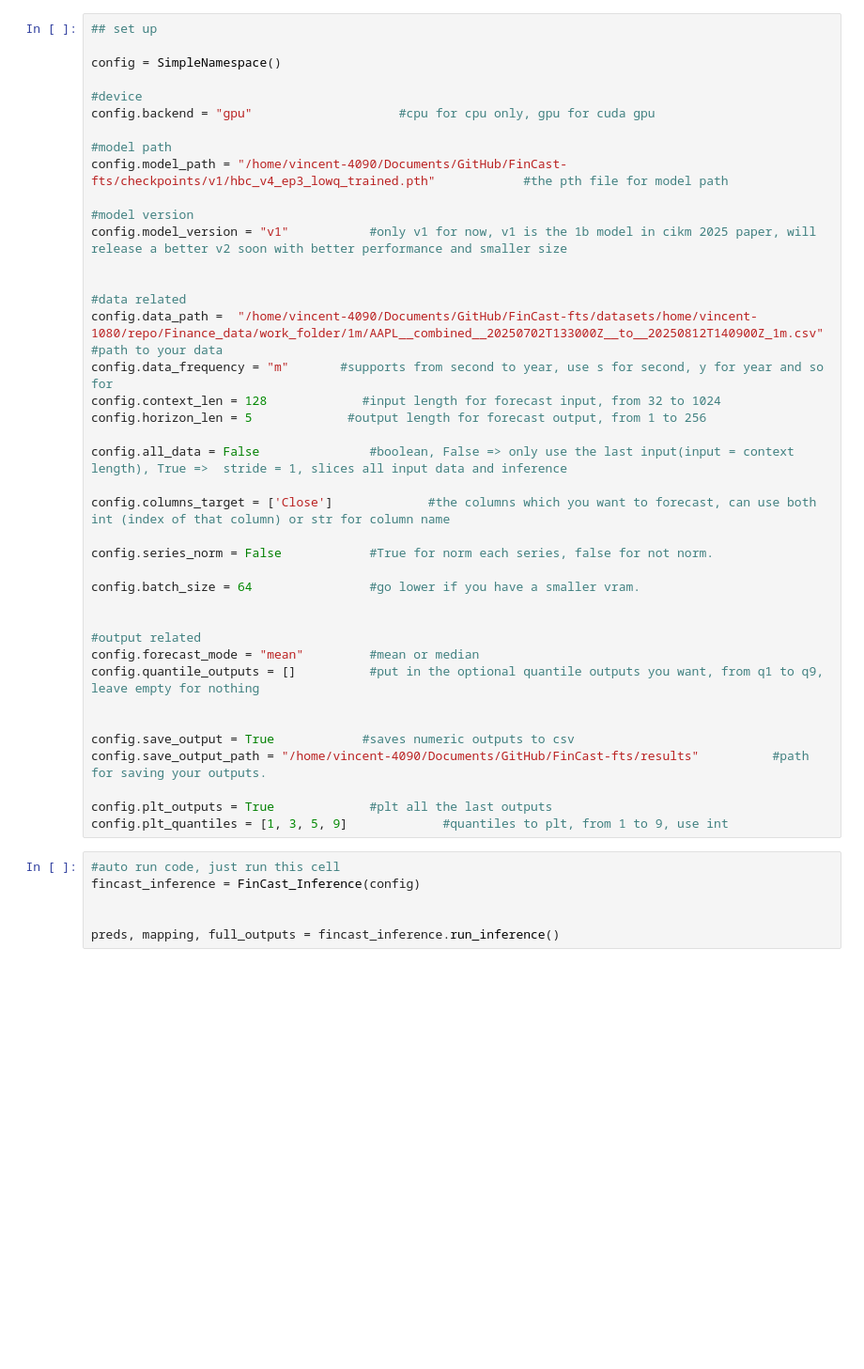
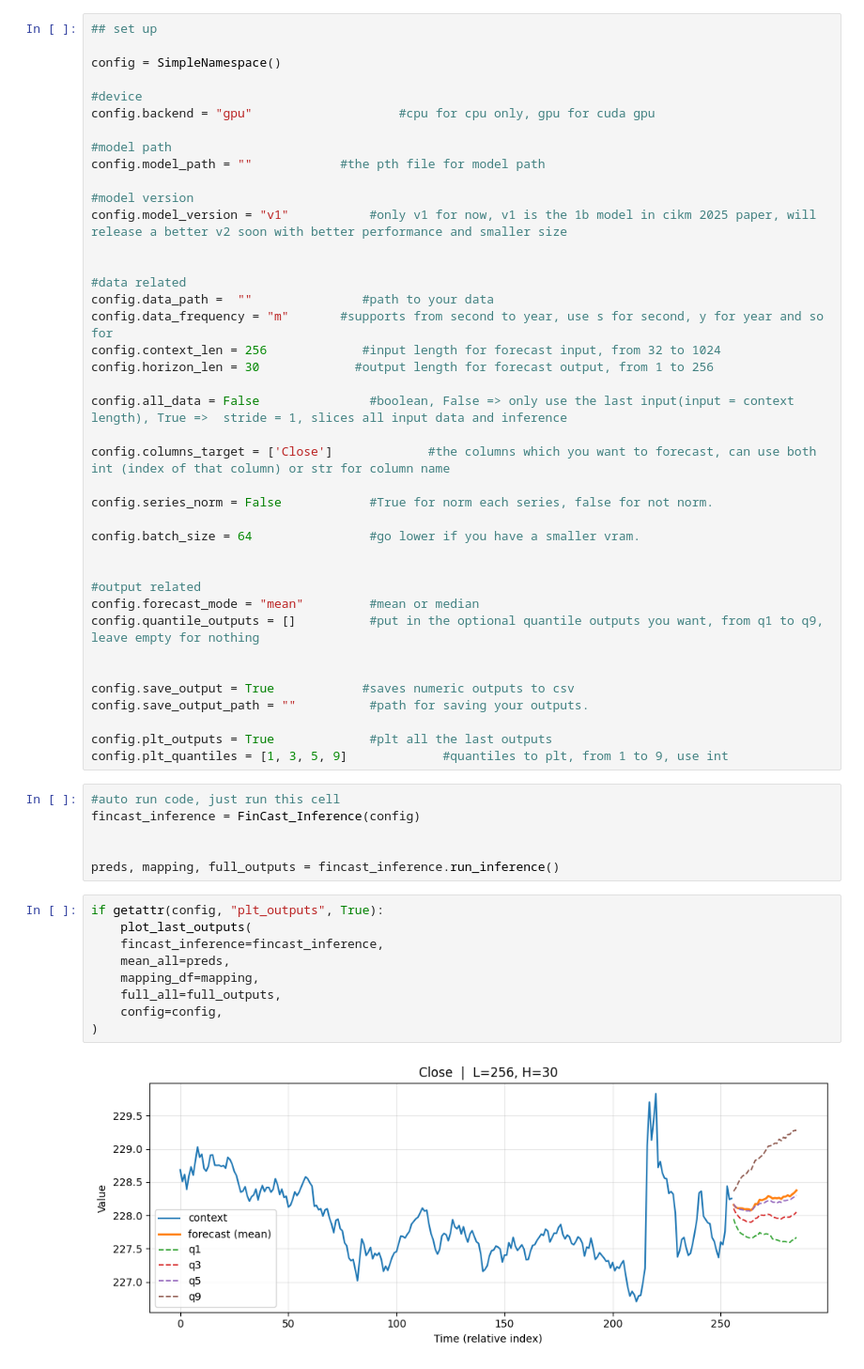
Before and after one commit to InsulatorMan/FinCast-fts, a Jupyter notebook: Inference/inference_future.ipynb, the cells around one changed output. Shown: that part at 94% size. Saved outputs shown, nothing was run; the diff lists cells and outputs as text; blank space fills up the shorter version.

Commit message:
Inference code update

```diff
--- a/Inference/inference_future.ipynb
+++ b/Inference/inference_future.ipynb
@@ -21,17 +23,17 @@ config = SimpleNamespace()
 config.backend = "gpu"                    #cpu for cpu only, gpu for cuda gpu
 
 #model path
-config.model_path = "/home/vincent-4090/Documents/GitHub/FinCast-fts/checkpoints/v1/hbc_v4_ep3_lowq_trained.pth"            #the pth file for model path
+config.model_path = ""            #the pth file for model path
 
 #model version
 config.model_version = "v1"           #only v1 for now, v1 is the 1b model in cikm 2025 paper, will release a better v2 soon with better performance and smaller size
 
 
 #data related
-config.data_path =  "/home/vincent-4090/Documents/GitHub/FinCast-fts/datasets/home/vincent-1080/repo/Finance_data/work_folder/1m/AAPL__combined__20250702T133000Z__to__20250812T140900Z_1m.csv"               #path to your data
+config.data_path =  ""               #path to your data
 config.data_frequency = "m"       #supports from second to year, use s for second, y for year and so for
-config.context_len = 128             #input length for forecast input, from 32 to 1024
-config.horizon_len = 5             #output length for forecast output, from 1 to 256
+config.context_len = 256             #input length for forecast input, from 32 to 1024
+config.horizon_len = 30             #output length for forecast output, from 1 to 256
 
 config.all_data = False               #boolean, False => only use the last input(input = context length), True =>  stride = 1, slices all input data and inference
 
@@ -48,7 +50,7 @@ config.quantile_outputs = []          #put in the optional quantile outputs you
 
 
 config.save_output = True            #saves numeric outputs to csv
-config.save_output_path = "/home/vincent-4090/Documents/GitHub/FinCast-fts/results"          #path for saving your outputs.
+config.save_output_path = ""          #path for saving your outputs.
 
 config.plt_outputs = True             #plt all the last outputs
 config.plt_quantiles = [1, 3, 5, 9]             #quantiles to plt, from 1 to 9, use int
@@ -58,3 +60,14 @@ fincast_inference = FinCast_Inference(config)
 
 
 preds, mapping, full_outputs = fincast_inference.run_inference()
+# %%
+if getattr(config, "plt_outputs", True):
+    plot_last_outputs(
+    fincast_inference=fincast_inference,
+    mean_all=preds,
+    mapping_df=mapping,
+    full_all=full_outputs,
+    config=config,
+)
+# %% [output]
+[figure, added]
```
Also changed, not shown: parts of 2 cells of this notebook, 2 other files.
